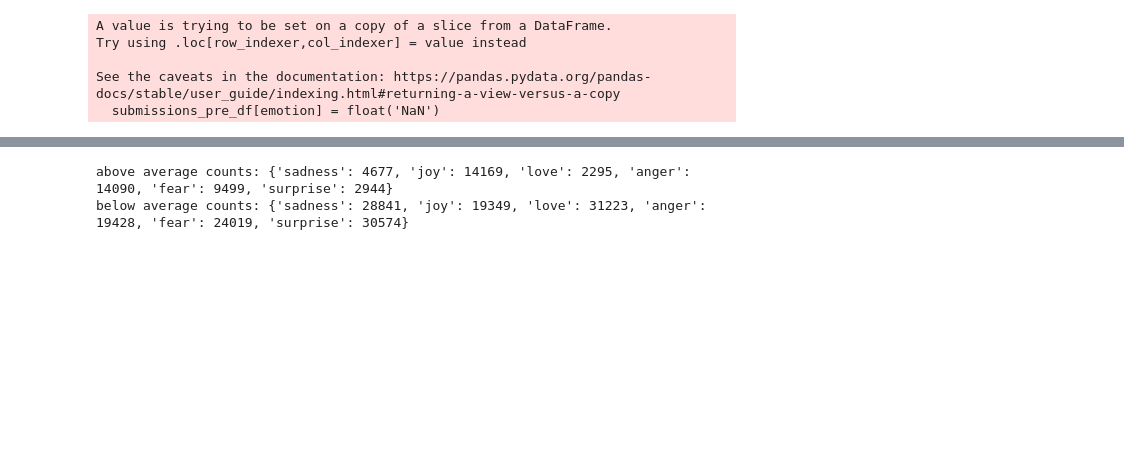
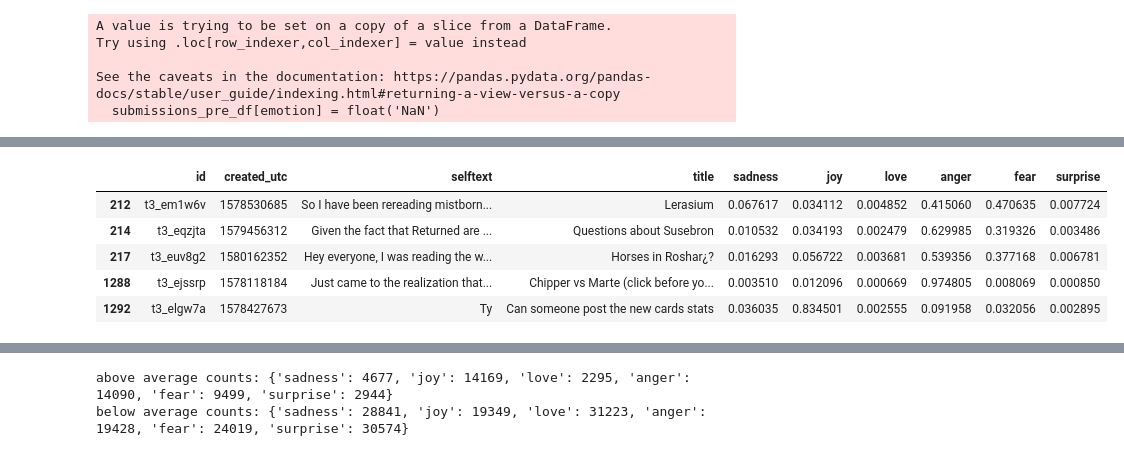
Before and after one commit to avaove/d25-project, a Jupyter notebook: d25-proj.ipynb, the cells around one changed output, grey strips where cells are left out. Saved outputs shown, nothing was run; the diff lists cells and outputs as text; code cells hidden in the pictures; blank space fills up the shorter version.

Commit message:
saving pre and post covid datasets with sentiments

```diff
--- a/d25-proj.ipynb
+++ b/d25-proj.ipynb
@@ -239,12 +240,9 @@ we're only going to process a subset of the data, in this case 5% of the data.
 # %%
-# for now take 5% of text_submissions_df_pre (100% of the data takes >10 hours)
-# ten_percent = int(len(submissions_pre_df) * 0.05)
-# text_submissions_df_pre_subset = submissions_post_df.head(ten_percent)
-
 # add new columns in submissions dataframe for each emotion and set all to NaN
 emotions = ['sadness', 'joy', 'love', 'anger', 'fear', 'surprise']
 for emotion in emotions:
     submissions_pre_df[emotion] = float('NaN')
+    covid_submissions[emotion] = float('NaN')
 # %% [output]
 A value is trying to be set on a copy of a slice from a DataFrame.
 Try using .loc[row_indexer,col_indexer] = value instead
@@ -265,0 +287,9 @@ with tqdm(total=total_rows) as pbar:
+# %%
+submissions_pre_df.head()
+# %% [output]
+|  | id | created_utc | selftext | title | sadness | joy | love | anger | fear | surprise |
+| 212 | t3_em1w6v | 1578530685 | So I have been rereading mistborn... | Lerasium | 0.067617 | 0.034112 | 0.004852 | 0.415060 | 0.470635 | 0.007724 |
+| 214 | t3_eqzjta | 1579456312 | Given the fact that Returned are ... | Questions about Susebron | 0.010532 | 0.034193 | 0.002479 | 0.629985 | 0.319326 | 0.003486 |
+| 217 | t3_euv8g2 | 1580162352 | Hey everyone, I was reading the w... | Horses in Roshar¿? | 0.016293 | 0.056722 | 0.003681 | 0.539356 | 0.377168 | 0.006781 |
+| 1288 | t3_ejssrp | 1578118184 | Just came to the realization that... | Chipper vs Marte (click before yo... | 0.003510 | 0.012096 | 0.000669 | 0.974805 | 0.008069 | 0.000850 |
+| 1292 | t3_elgw7a | 1578427673 | Ty | Can someone post the new cards stats | 0.036035 | 0.834501 | 0.002555 | 0.091958 | 0.032056 | 0.002895 |
```
Also changed, not shown: parts of 9 cells of this notebook.
